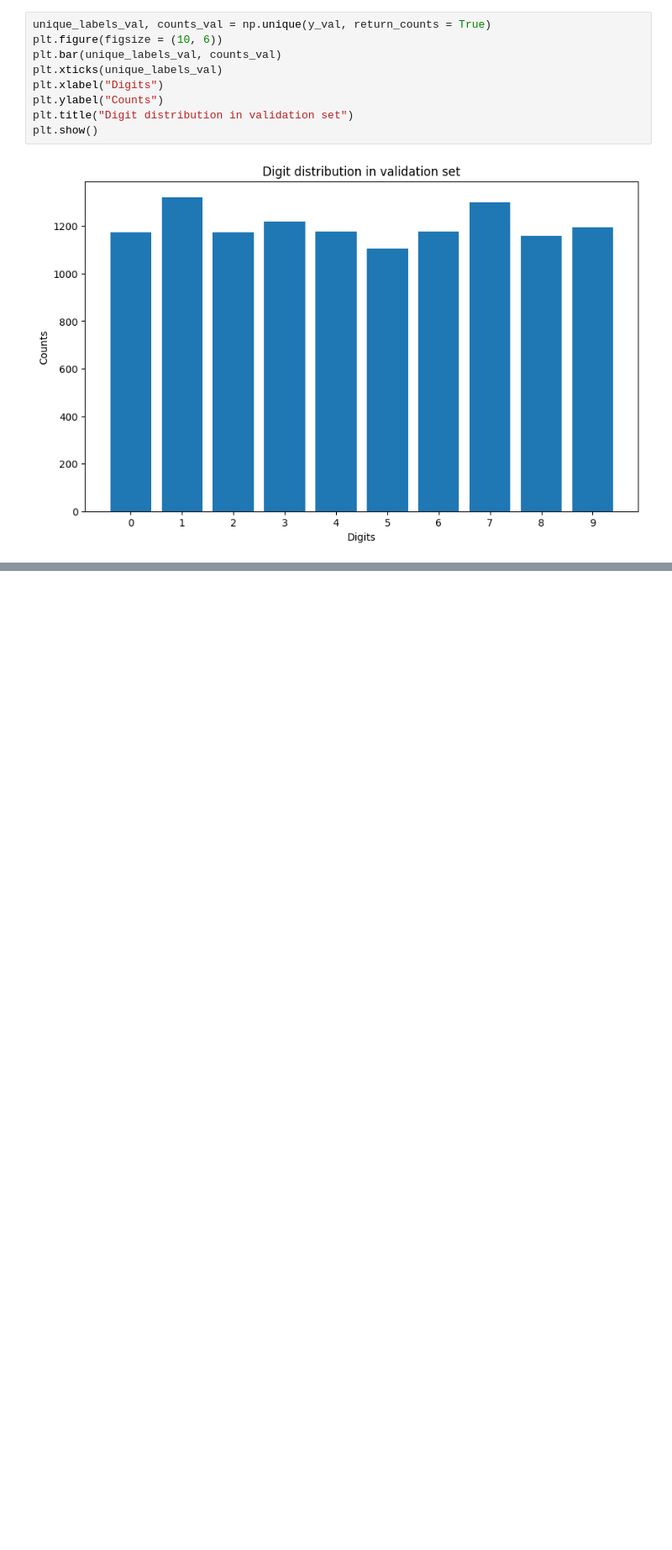
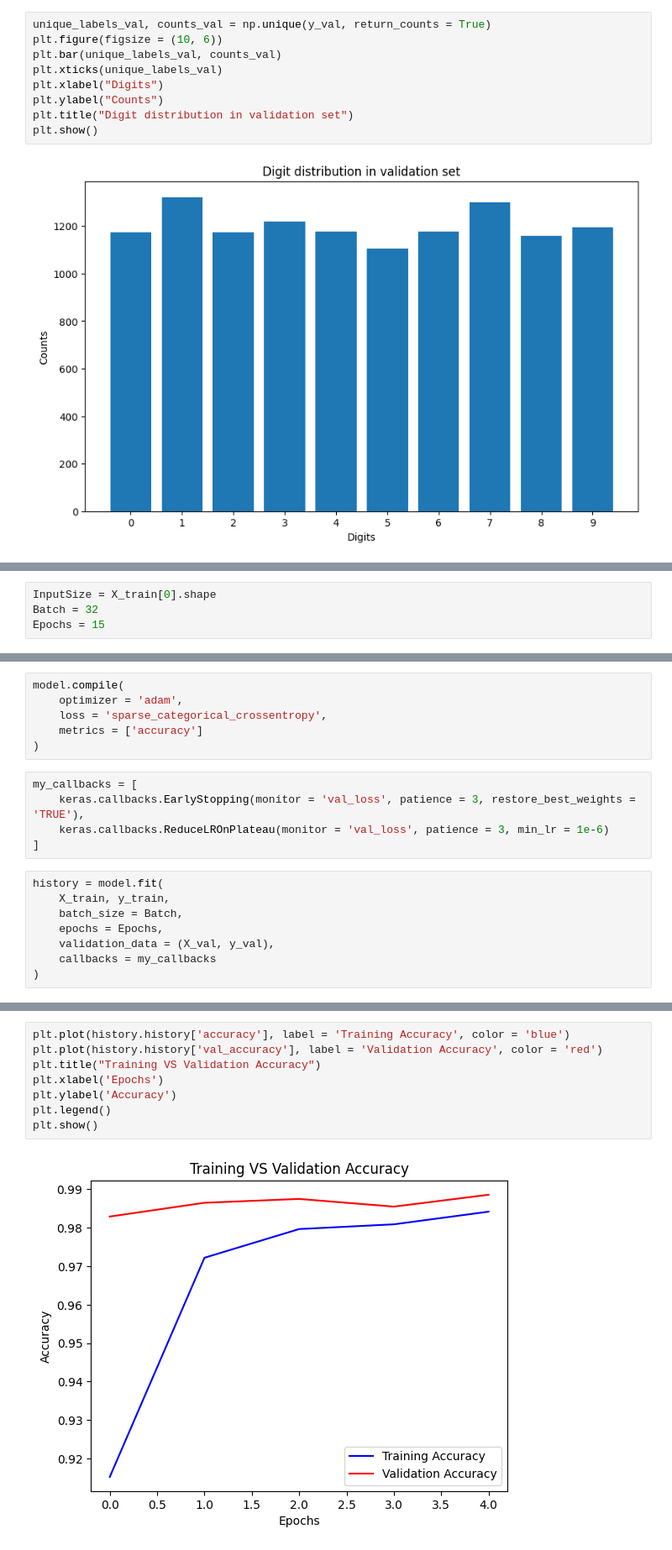
Before and after one commit to AFK-Kuntal/MNIST-DigitClassification, a Jupyter notebook: Digit_Classifier.ipynb, the cells around one changed output, grey strips where cells are left out. Shown at 84% size. Drawn from its saved outputs; the diff is of its cells as text; blank space fills up the shorter version.

Commit message:
Trained the model(will try to optimize more)

```diff
--- a/Digit_Classifier.ipynb
+++ b/Digit_Classifier.ipynb
@@ -96,0 +103,4 @@ plt.show()
+# %%
+InputSize = X_train[0].shape
+Batch = 32
+Epochs = 15
@@ -96,0 +155,19 @@ plt.show()
+# %%
+model.compile(
+    optimizer = 'adam',
+    loss = 'sparse_categorical_crossentropy',
+    metrics = ['accuracy']
+)
+# %%
+my_callbacks = [
+    keras.callbacks.EarlyStopping(monitor = 'val_loss', patience = 3, restore_best_weights = 'TRUE'),
+    keras.callbacks.ReduceLROnPlateau(monitor = 'val_loss', patience = 3, min_lr = 1e-6)
+]
+# %%
+history = model.fit(
+    X_train, y_train,
+    batch_size = Batch,
+    epochs = Epochs,
+    validation_data = (X_val, y_val),
+    callbacks = my_callbacks
+)
@@ -96,0 +185,10 @@ plt.show()
+# %%
+plt.plot(history.history['accuracy'], label = 'Training Accuracy', color = 'blue')
+plt.plot(history.history['val_accuracy'], label = 'Validation Accuracy', color = 'red')
+plt.title("Training VS Validation Accuracy")
+plt.xlabel('Epochs')
+plt.ylabel('Accuracy')
+plt.legend()
+plt.show()
+# %% [output]
+[figure, added]
```
Also changed, not shown: parts of 6 cells of this notebook.
